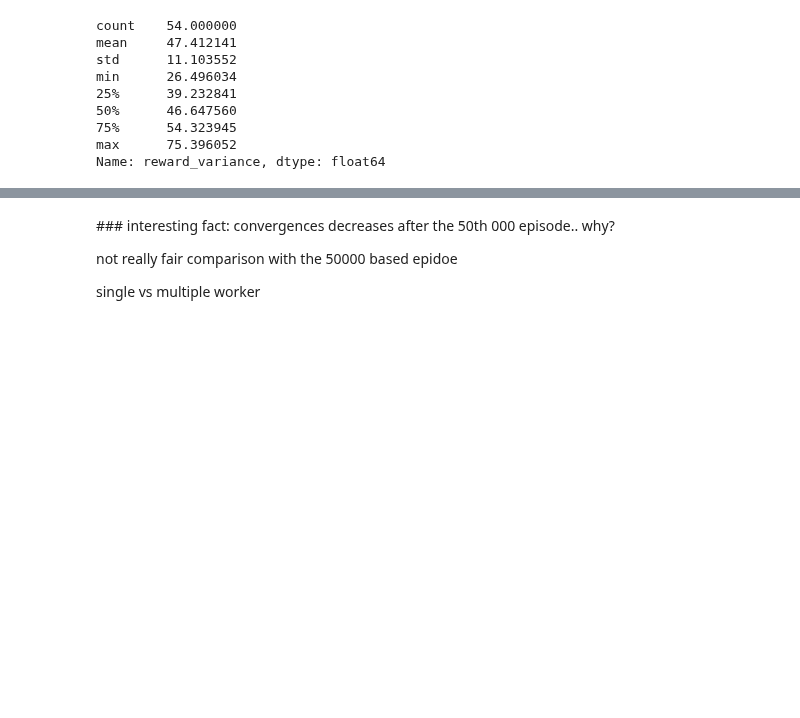
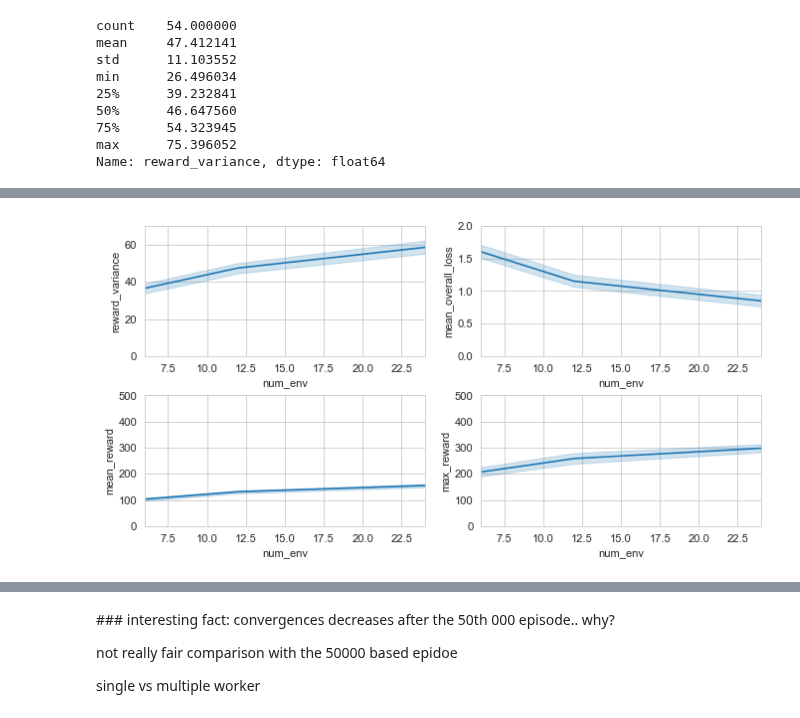
Before and after one commit to feiphoon/inm707-joint-coursework, a Jupyter notebook: src/cartpole/actor_critic_train_analysis_cartpolev1.ipynb, the cells around one changed output, grey strips where cells are left out. Saved outputs shown, nothing was run; the diff lists cells and outputs as text; code cells hidden in the pictures; blank space fills up the shorter version.

```diff
--- a/src/cartpole/actor_critic_train_analysis_cartpolev1.ipynb
+++ b/src/cartpole/actor_critic_train_analysis_cartpolev1.ipynb
@@ -96,0 +86,31 @@ training_results_df.sort_values(by=["max_reward"], ascending=False).head(5)
+# %%
+fig = plt.figure(figsize=(10, 5), dpi=80)
+plt.subplots_adjust(left=None, bottom=None, right=None, top=None, wspace=0.2, hspace=0.3)
+
+ax1 = fig.add_subplot(2, 2, 1)
+sns.lineplot(data=training_results_df, x="num_env", y="reward_variance");
+plt.ylim([0, 70]);
+plt.xlim([6, 24]);
+
+ax2 = fig.add_subplot(2, 2, 2)
+sns.lineplot(data=training_results_df, x="num_env", y="mean_overall_loss");
+plt.ylim([0, 2.0]);
+plt.xlim([6, 24]);
+
+ax3 = fig.add_subplot(2, 2, 3)
+sns.lineplot(data=training_results_df, x="num_env", y="mean_reward");
+plt.ylim([0, 500]);
+plt.xlim([6, 24]);
+
+ax4 = fig.add_subplot(2, 2, 4)
+sns.lineplot(data=training_results_df, x="num_env", y="max_reward");
+plt.ylim([0, 500]);
+plt.xlim([6, 24]);
+
+# Notes: High num_envs = lowest overall loss, highest mean and max reward, but highest variance.
+# Reward variance doubles going from 6 to 24 environments, but mean overall loss drops.
+# Mean reward rises by about 50%, and max rewards increase by about 30%.
+# So: Based on mean overall loss, max reward and mean reward, we will favour a model trained
+# on more environments, but we will be cautious about reward variance.
+# %% [output]
+[figure, added]
```
Also changed, not shown: parts of 18 cells of this notebook.
